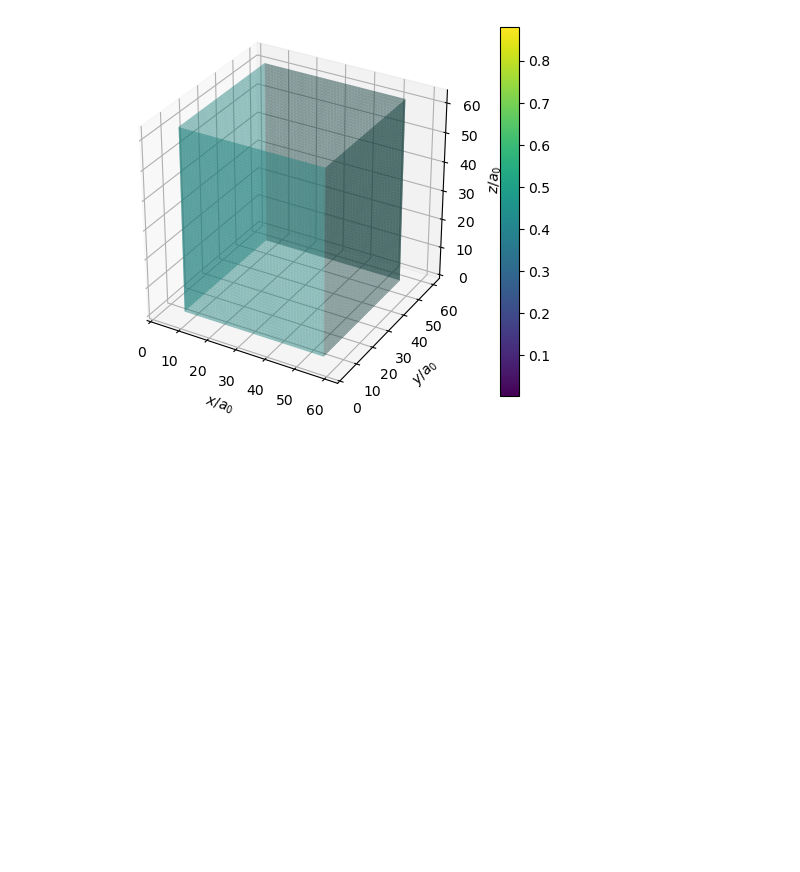
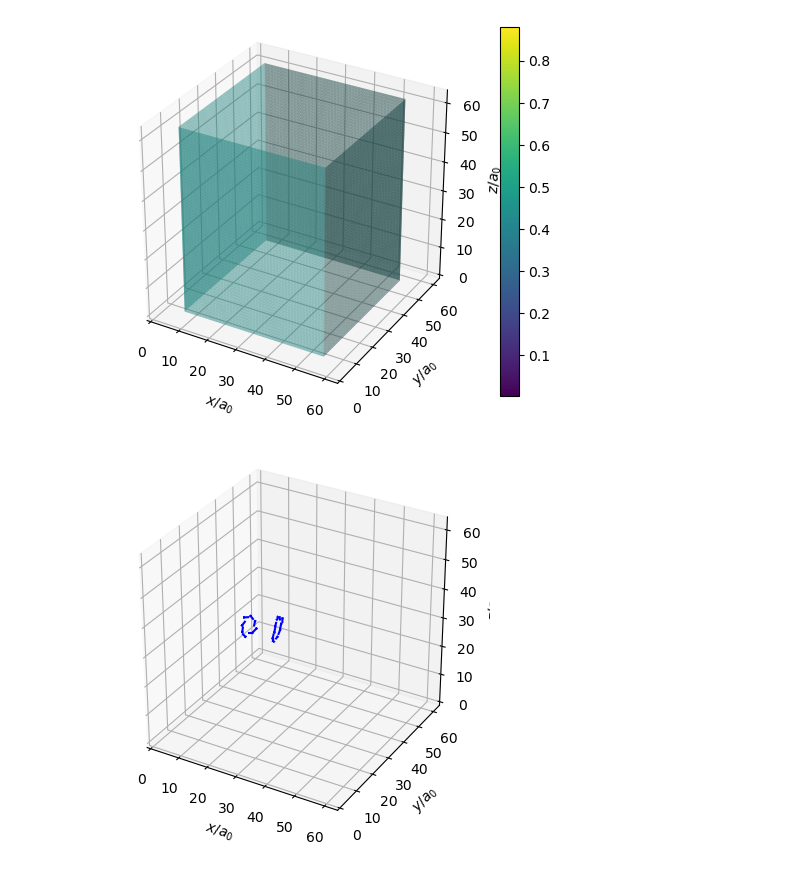
Before and after one commit to vidarsko/ComFiT, a Jupyter notebook: tutorial/Solutions/Solutions 2.3.ipynb, the cells around one changed output. Saved outputs shown, nothing was run; the diff lists cells and outputs as text; code cells hidden in the pictures; blank space fills up the shorter version.

```diff
--- a/tutorial/Solutions/Solutions 2.3.ipynb
+++ b/tutorial/Solutions/Solutions 2.3.ipynb
@@ -29,22 +29,20 @@ plt.show()
 # %%
 bec.psi += (0.01*np.random.randn(bec.xRes,bec.yRes,bec.zRes)+ 0.01*np.random.randn(bec.xRes,bec.yRes,bec.zRes)*(1j))*np.abs(bec.psi)**2
 bec.psi_f = np.fft.fftn(bec.psi)
 vel_x = 0.8
 
-t_max = 300
+t_max = 0
 
 timesteps = int(t_max/bec.dt)
 
 
 bec.evolve_comoving_dGPE(timesteps,vel_x,method='ETD4RK')
 
-psi_old = bec.psi
-N=10
-bec.evolve_comoving_dGPE(N,vel_x,method='ETD4RK')
-dt_psi = (bec.psi-psi_old)/(N*bec.dt)
 
-nodes =  bec.calc_vortex_nodes(dt_psi)
+nodes =  bec.calc_vortex_nodes()
 
 #ax=bec.plot_field(np.abs(bec.psi)**2,cmap_symmetric=False)
 bec.plot_vortex_nodes(nodes)
 plt.show()
+# %% [output]
+[figure, added]
```
Also changed, not shown: 2 other files.
